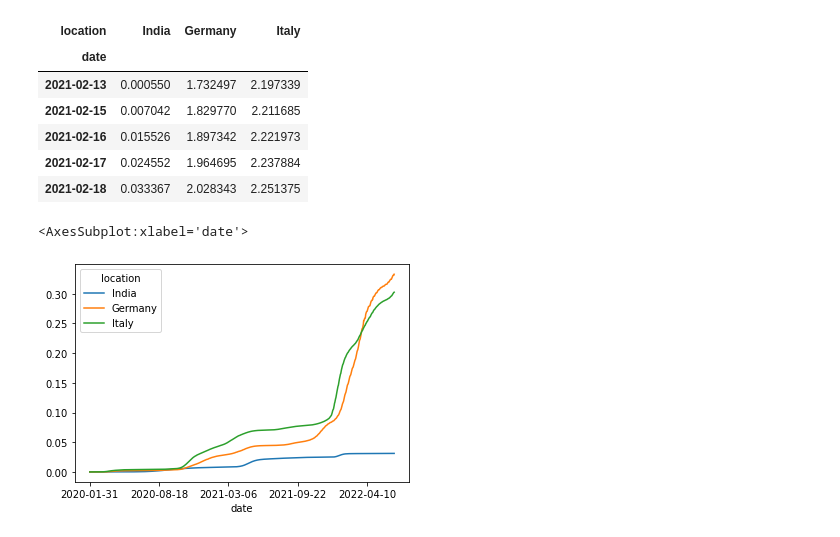
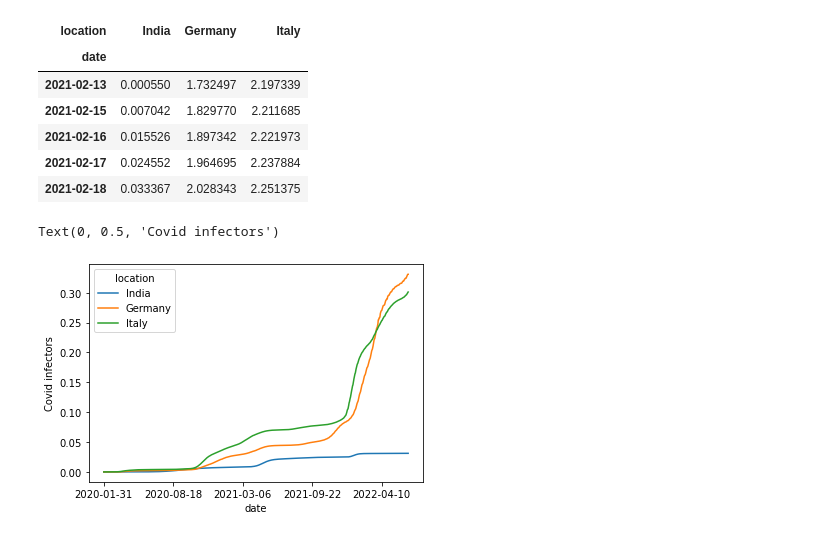
Before and after one commit to gulzars/COVID19, a Jupyter notebook: notebooks/Covid_data.ipynb, the cells around one changed output. Saved outputs shown, nothing was run; the diff lists cells and outputs as text; code cells hidden in the pictures.

```diff
--- a/notebooks/Covid_data.ipynb
+++ b/notebooks/Covid_data.ipynb
@@ -77,9 +77,7 @@ df_vacc.to_csv('../data/processed/vaccination_rate_small_flat_table.csv',sep=';'
 # %%
 %matplotlib inline
 df_final.plot()
-#plt.ylim(0,0.4)
-
-#df_vacc.plot()
+plt.ylabel('Covid infectors')
 # %% [output]
-<AxesSubplot:xlabel='date'>
+Text(0, 0.5, 'Covid infectors')
-[figure, old version]
+[figure, new version]
```
Also changed, not shown: parts of 1 cell of this notebook.
